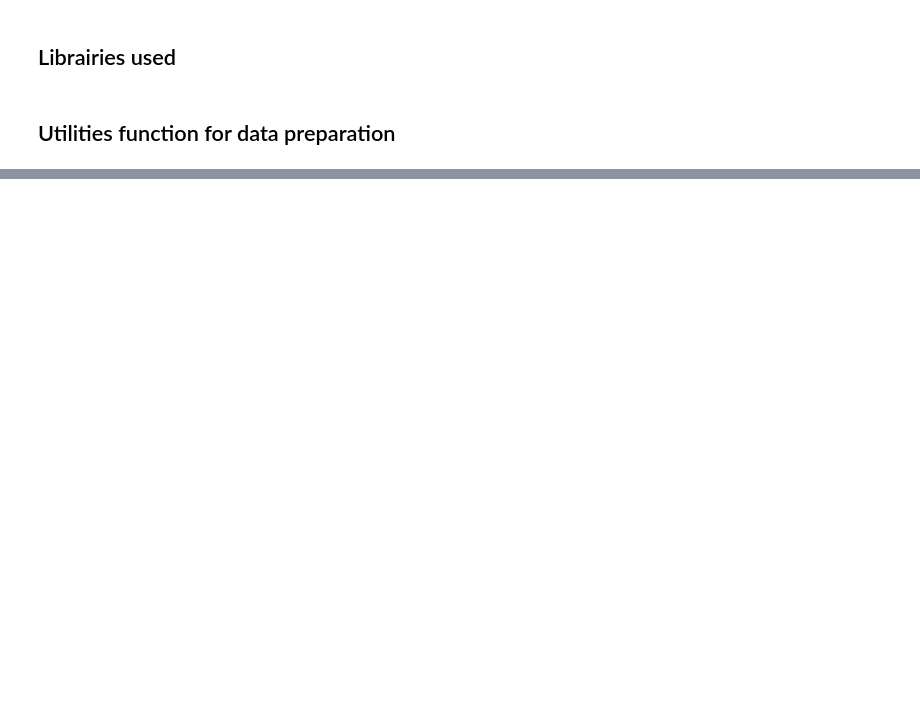
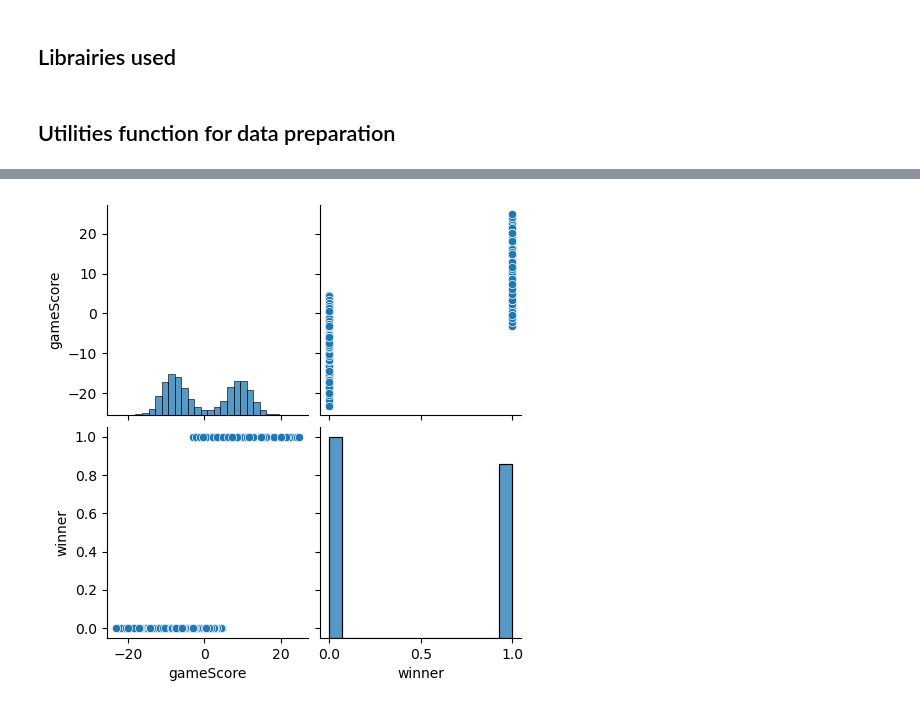
Before and after one commit to akoutit/GlobalPowerRanking, a Jupyter notebook: data_preparation.ipynb, the cells around one changed output, grey strips where cells are left out. Saved outputs shown, nothing was run; the diff lists cells and outputs as text; code cells hidden in the pictures; blank space fills up the shorter version.

```diff
--- a/data_preparation.ipynb
+++ b/data_preparation.ipynb
@@ -523,0 +738,20 @@ game_dataFrame
+# %%
+for index, col in enumerate(metrics_rescaled.columns):
+    metrics_rescaled[col]*=logreg.coef_[0,index]
+
+# Perform the sum to obtain the total score
+metrics_rescaled['gameScore'] = metrics_rescaled.sum(axis=1)
+
+#Assemble our output
+metrics_rescaled['esportsPlatformId'] = platformId_ser
+# %%
+metrics=pd.concat([metrics_rescaled['gameScore'],pd.DataFrame(metrics_df['winner'])], axis=1)
+
+metrics['winner']=metrics['winner'].apply(lambda x: 1 if x == 'red' else 0)
+
+
+
+sns.pairplot(metrics)
+plt.show()
+# %% [output]
+[figure, added]
```
Also changed, not shown: parts of 30 cells of this notebook, 2 other files.
